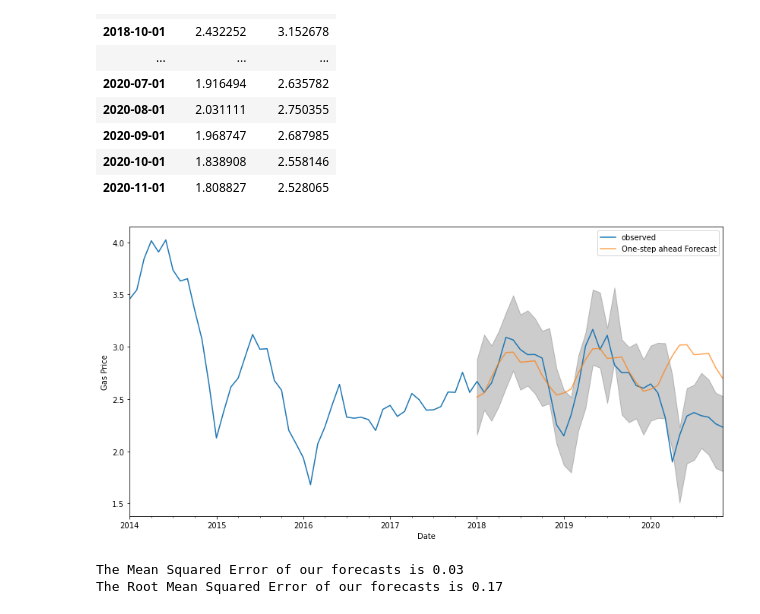
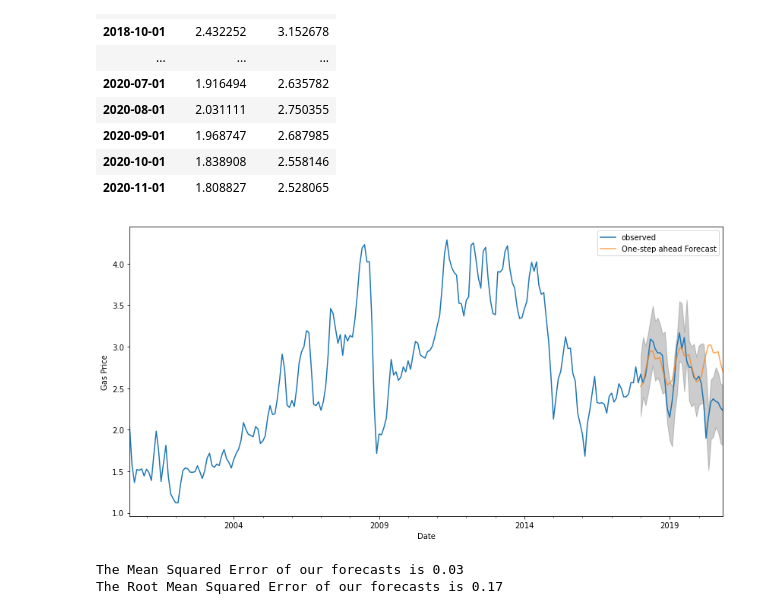
Before and after one commit to ioanacasandra7/Gas-price-prediction, a Jupyter notebook: ARIMA_model.ipynb, the cells around one changed output. Cells and saved outputs as stored; diff of their text form; code cells hidden in the pictures.

```diff
--- a/ARIMA_model.ipynb
+++ b/ARIMA_model.ipynb
@@ -243,15 +243,15 @@ prediction_ci2
 | 2020-11-01 | 1.808827 | 2.528065 |
 # %%
 #Visualize the forecasting
-ax = y['2014':].plot(label = 'observed')
+ax = y['2000':].plot(label = 'observed')
 prediction2.predicted_mean.plot(ax = ax, label = 'One-step ahead Forecast', alpha = 0.7, figsize = (14, 7))
 ax.fill_between(prediction_ci2.index, prediction_ci2.iloc[:, 0], prediction_ci2.iloc[:, 1], color = 'k', alpha = 0.2)
 ax.set_xlabel("Date")
 ax.set_ylabel('Gas Price')
 plt.legend()
 plt.show()
 # %% [output]
-[figure, old version]
+[figure, new version]
 # %%
 # Squared Mean Error(SME) and Root Mean Squared Error(RMSE) for get_prediction, dynamic= False
 y_hat = prediction.predicted_mean
```
Also changed, not shown: parts of 3 cells of this notebook, 5 other files.
